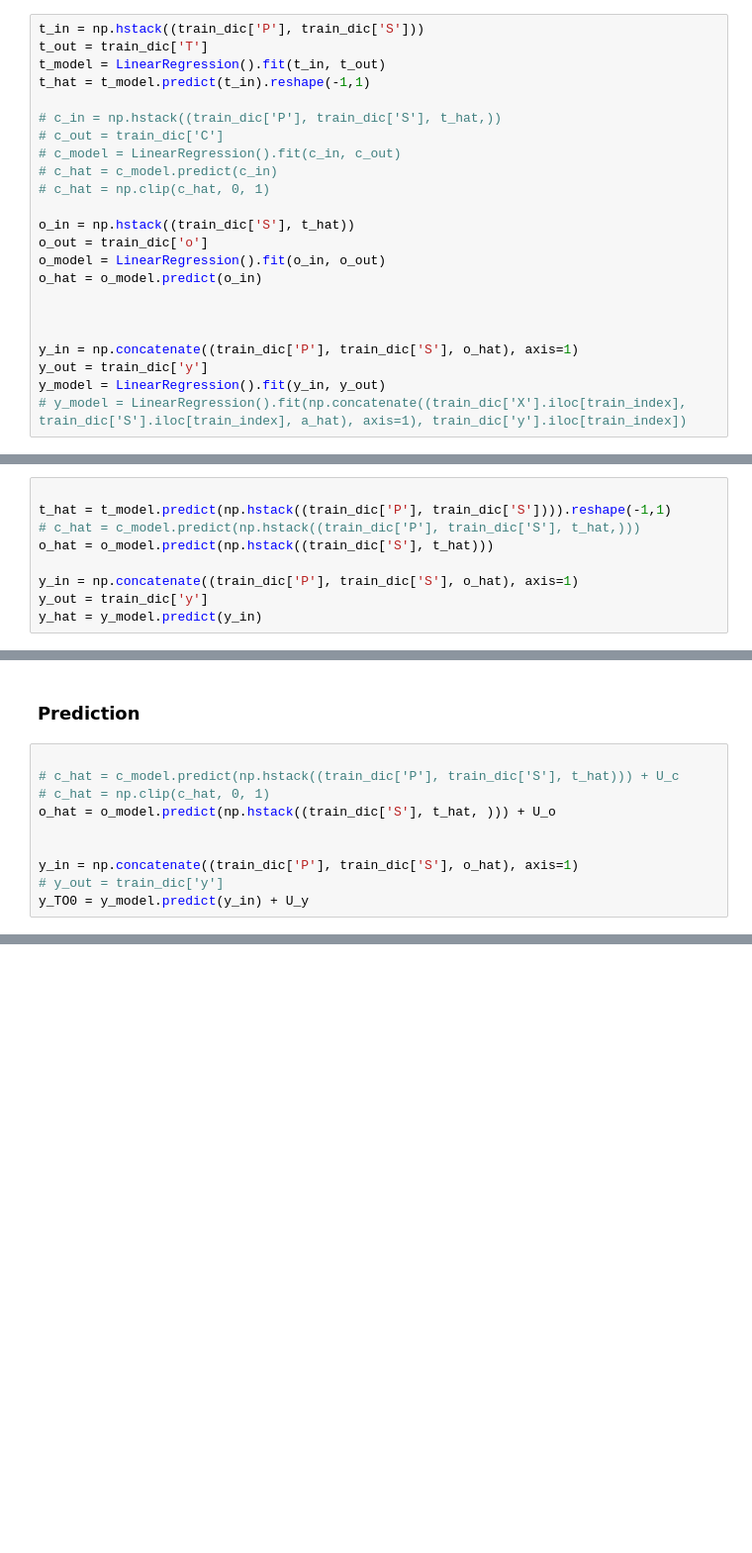
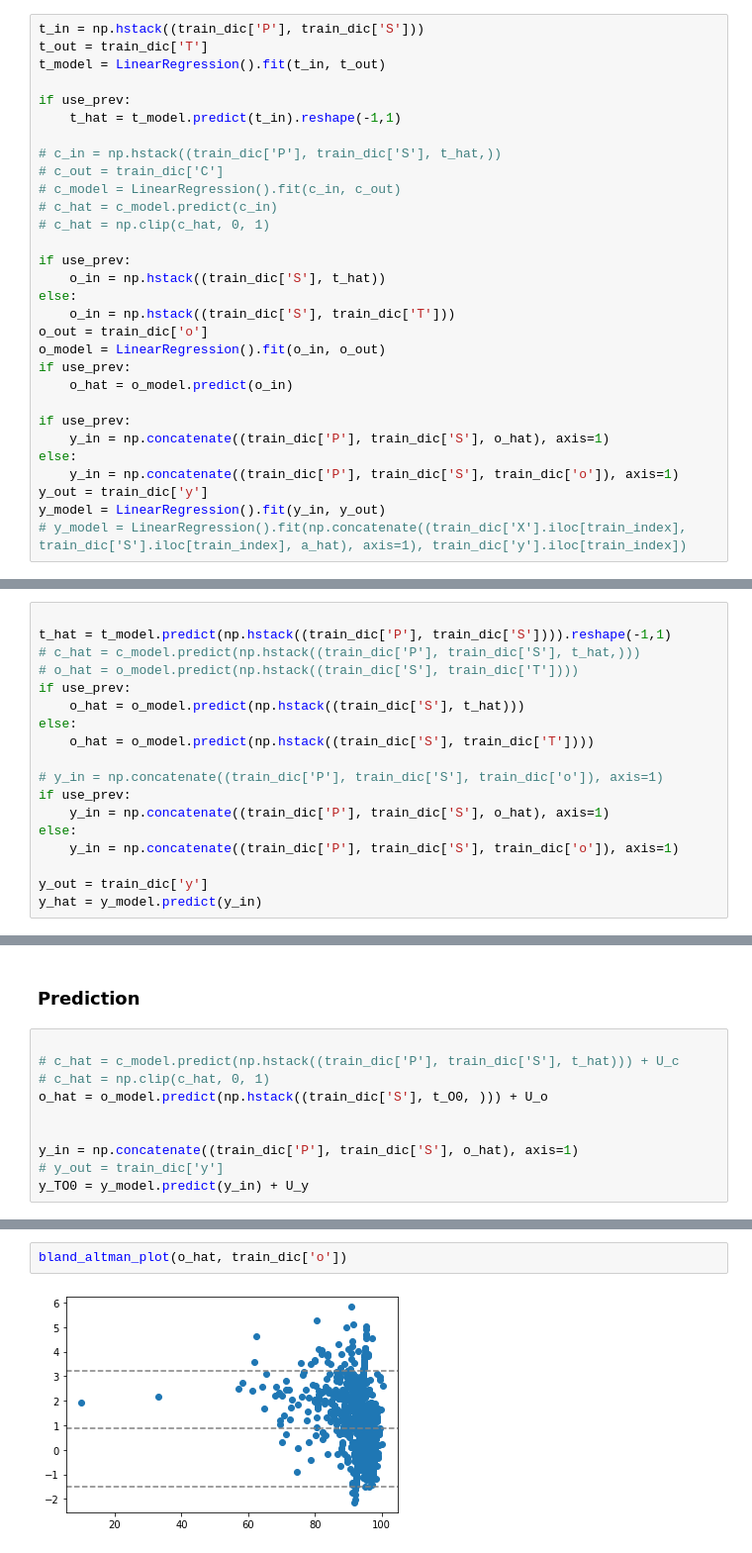
Before and after one commit to williamrobotma/causalproj, a Jupyter notebook: pearl_covid.ipynb, the cells around one changed output, grey strips where cells are left out. Shown at 99% size. Drawn from its saved outputs; the diff is of its cells as text; blank space fills up the shorter version.

```diff
--- a/pearl_covid.ipynb
+++ b/pearl_covid.ipynb
@@ -326,7 +346,9 @@ np.mean(mses)
 t_in = np.hstack((train_dic['P'], train_dic['S']))
 t_out = train_dic['T']
 t_model = LinearRegression().fit(t_in, t_out)
-t_hat = t_model.predict(t_in).reshape(-1,1)
+
+if use_prev:
+    t_hat = t_model.predict(t_in).reshape(-1,1)
 
 # c_in = np.hstack((train_dic['P'], train_dic['S'], t_hat,))
 # c_out = train_dic['C']
@@ -334,14 +356,19 @@ t_hat = t_model.predict(t_in).reshape(-1,1)
 # c_hat = c_model.predict(c_in)
 # c_hat = np.clip(c_hat, 0, 1)
 
-o_in = np.hstack((train_dic['S'], t_hat))
+if use_prev:
+    o_in = np.hstack((train_dic['S'], t_hat))
+else:
+    o_in = np.hstack((train_dic['S'], train_dic['T']))
 o_out = train_dic['o']
 o_model = LinearRegression().fit(o_in, o_out)
-o_hat = o_model.predict(o_in)
+if use_prev:
+    o_hat = o_model.predict(o_in)
 
-
-
-y_in = np.concatenate((train_dic['P'], train_dic['S'], o_hat), axis=1)
+if use_prev:
+    y_in = np.concatenate((train_dic['P'], train_dic['S'], o_hat), axis=1)
+else:
+    y_in = np.concatenate((train_dic['P'], train_dic['S'], train_dic['o']), axis=1)
 y_out = train_dic['y']
 y_model = LinearRegression().fit(y_in, y_out)
 # y_model = LinearRegression().fit(np.concatenate((train_dic['X'].iloc[train_index], train_dic['S'].iloc[train_index], a_hat), axis=1), train_dic['y'].iloc[train_index])
@@ -351,9 +378,18 @@ y_model = LinearRegression().fit(y_in, y_out)
 
 t_hat = t_model.predict(np.hstack((train_dic['P'], train_dic['S']))).reshape(-1,1)
 # c_hat = c_model.predict(np.hstack((train_dic['P'], train_dic['S'], t_hat,)))
-o_hat = o_model.predict(np.hstack((train_dic['S'], t_hat)))
+# o_hat = o_model.predict(np.hstack((train_dic['S'], train_dic['T'])))
+if use_prev:
+    o_hat = o_model.predict(np.hstack((train_dic['S'], t_hat)))
+else:
+    o_hat = o_model.predict(np.hstack((train_dic['S'], train_dic['T'])))
 
-y_in = np.concatenate((train_dic['P'], train_dic['S'], o_hat), axis=1)
+# y_in = np.concatenate((train_dic['P'], train_dic['S'], train_dic['o']), axis=1)
+if use_prev:
+    y_in = np.concatenate((train_dic['P'], train_dic['S'], o_hat), axis=1)
+else:
+    y_in = np.concatenate((train_dic['P'], train_dic['S'], train_dic['o']), axis=1)
+
 y_out = train_dic['y']
 y_hat = y_model.predict(y_in)
 # %%
@@ -372,7 +408,7 @@ t_O0.iloc[:,T_cols.index(a_col[0])] = 0.0
 
 # c_hat = c_model.predict(np.hstack((train_dic['P'], train_dic['S'], t_hat))) + U_c
 # c_hat = np.clip(c_hat, 0, 1)
-o_hat = o_model.predict(np.hstack((train_dic['S'], t_hat, ))) + U_o
+o_hat = o_model.predict(np.hstack((train_dic['S'], t_O0, ))) + U_o
 
 
 y_in = np.concatenate((train_dic['P'], train_dic['S'], o_hat), axis=1)
@@ -386,0 +423,4 @@ plot_change()
+# %%
+bland_altman_plot(o_hat, train_dic['o'])
+# %% [output]
+[figure, added]
```
Also changed, not shown: parts of 22 cells of this notebook.
